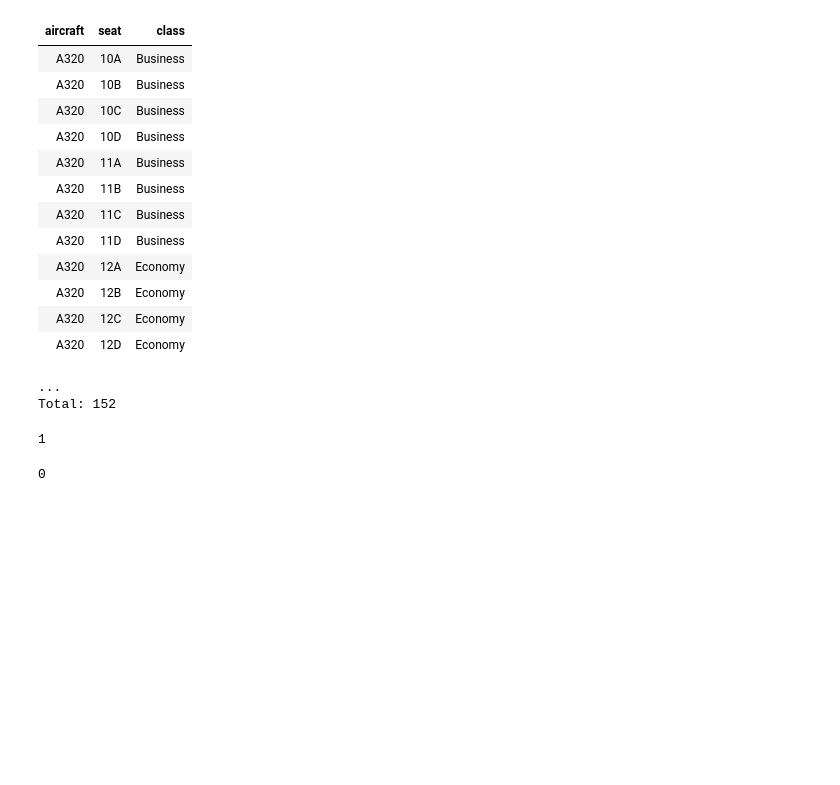
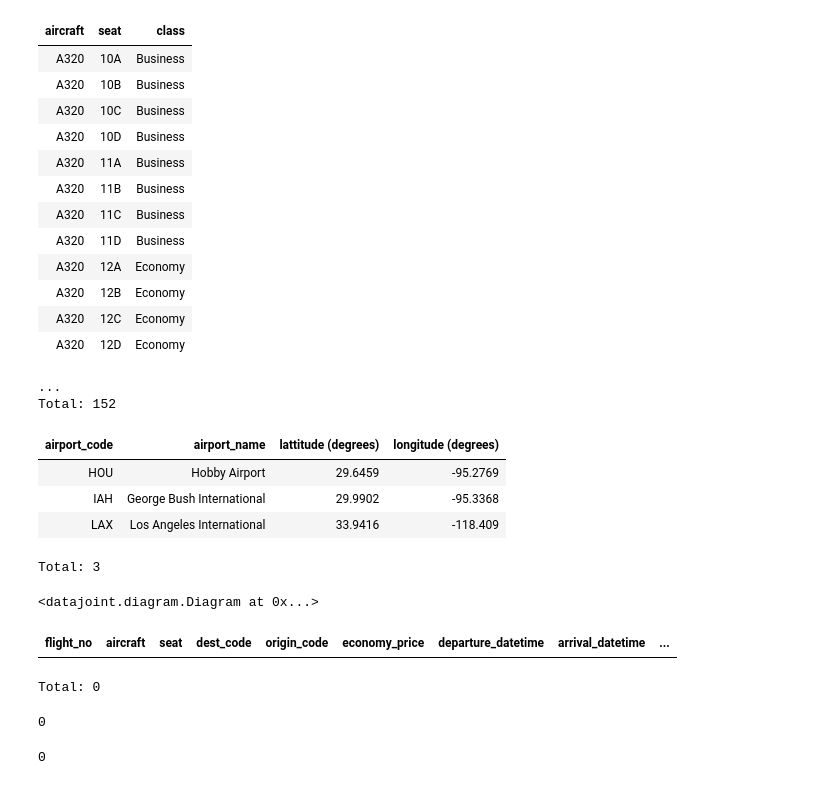
Before and after one commit to dimitri-yatsenko/Database-Systems-for-Data-Science, a Jupyter notebook: notebooks/Final-Project.ipynb, the cells around one changed output. Drawn from its saved outputs; the diff is of its cells as text; code cells hidden in the pictures; blank space fills up the shorter version.

```diff
--- a/notebooks/Final-Project.ipynb
+++ b/notebooks/Final-Project.ipynb
@@ -184,3 +184,24 @@ Seat()
 | A320 | 12D | Economy |
 ...
 Total: 152
+# %%
+@schema
+class Airport(dj.Lookup):
+    definition = """
+    airport_code : char(3)
+    ---
+    airport_name : varchar(30)
+    lattitude   : float  # (degrees)
+    longitude   : float  # (degrees)
+    """
+    contents = (("IAH", "George Bush International", +29.9902, -95.3368),
+                ("HOU", "Hobby Airport", 29.6459, -95.2769),
+                ("LAX", "Los Angeles International", 33.9416, -118.4085),)
+# %%
+Airport()
+# %% [output]
+| airport_code | airport_name | lattitude (degrees) | longitude (degrees) |
+| HOU | Hobby Airport | 29.6459 | -95.2769 |
+| IAH | George Bush International | 29.9902 | -95.3368 |
+| LAX | Los Angeles International | 33.9416 | -118.409 |
+Total: 3
@@ -186,0 +237,4 @@ Total: 152
+# %%
+dj.Diagram(schema)
+# %% [output]
+<datajoint.diagram.Diagram at 0x...>
@@ -187,3 +249,8 @@ Total: 152
+# %%
+Flight * Reservation * Seat
+# %% [output]
+| flight_no | aircraft | seat | dest_code | origin_code | economy_price | departure_datetime | arrival_datetime | ... |
+Total: 0
 # %%
 import pymysql
 import json
@@ -199,9 +266,9 @@ conn = pymysql.connect(
 # %%
 cur = conn.cursor()
 # %%
-cur.execute('CREATE DATABASE `dimitri_air`')
+cur.execute('CREATE DATABASE IF NOT EXISTS `dimitri_air`')
 # %% [output]
-1
+0
 # %%
 cur.execute('USE `dimitri_air`')
 # %% [output]
```
Also changed, not shown: parts of 10 cells of this notebook, 1 other file.
